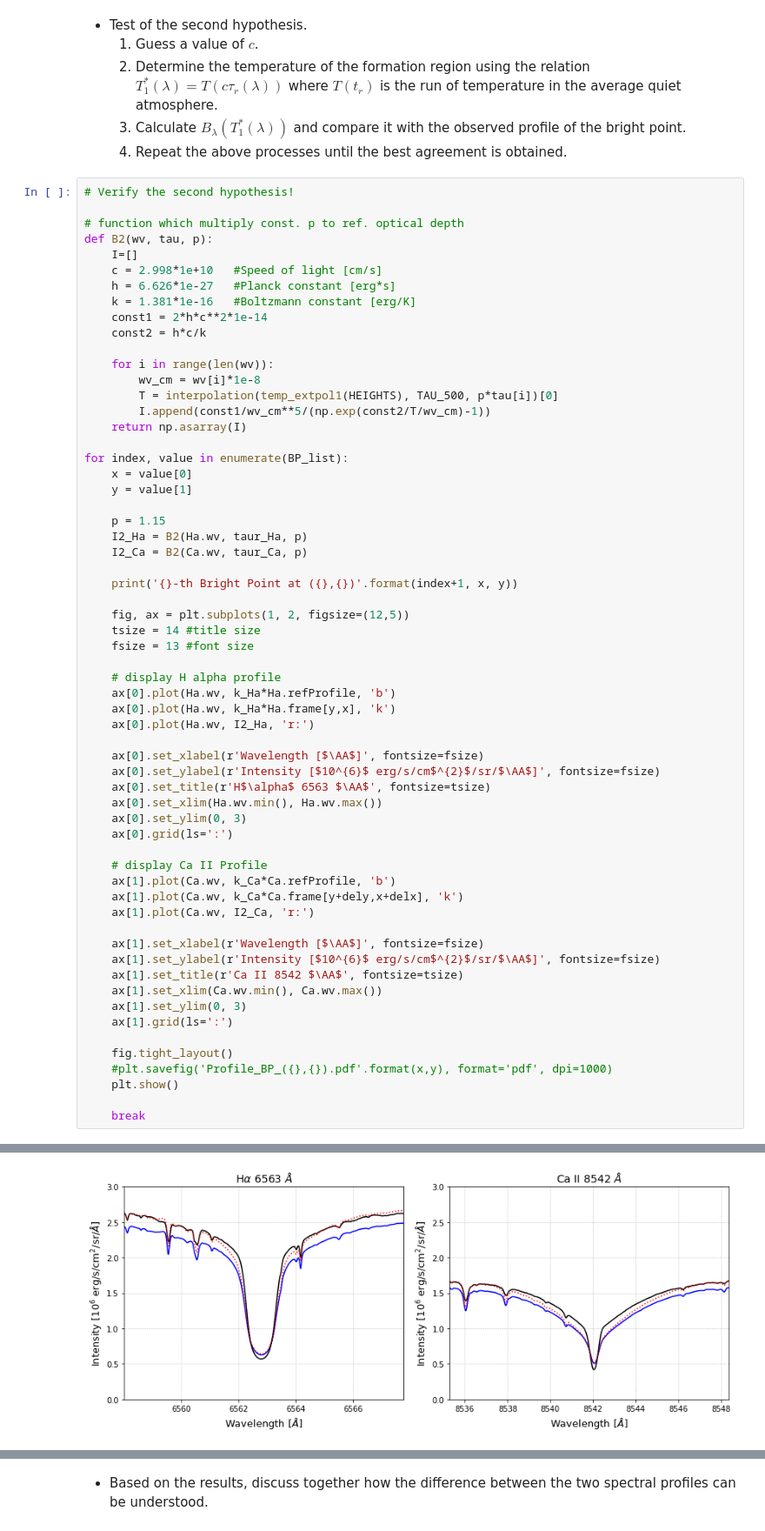
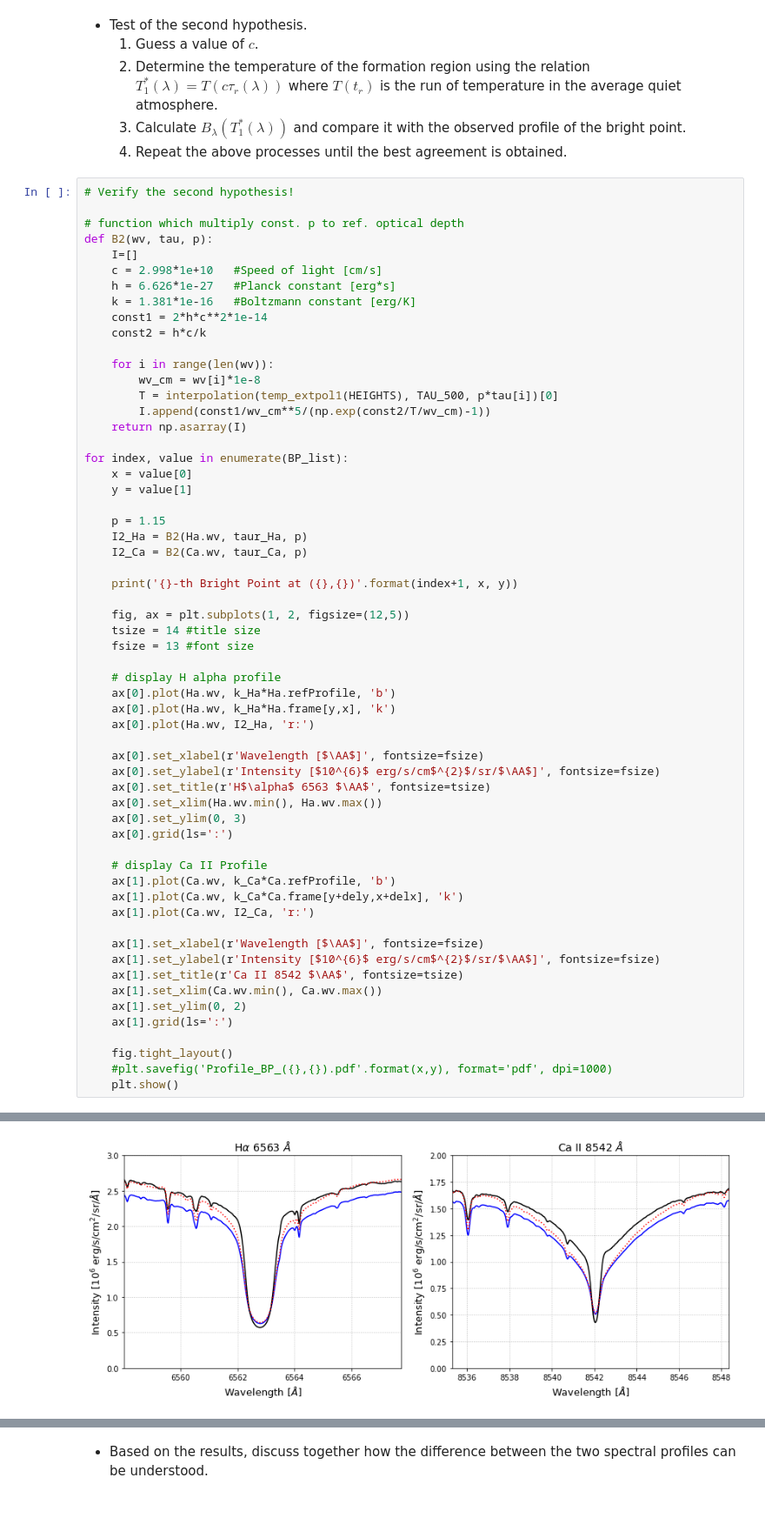
Before and after one commit to guidesk/lab2, a Jupyter notebook: lab_project_2.ipynb, the cells around one changed output, grey strips where cells are left out. Shown at 87% size. Drawn from its saved outputs; the diff is of its cells as text.

```diff
--- a/lab_project_2.ipynb
+++ b/lab_project_2.ipynb
@@ -819,12 +819,10 @@ for index, value in enumerate(BP_list):
     ax[1].set_ylabel(r'Intensity [$10^{6}$ erg/s/cm$^{2}$/sr/$\AA$]', fontsize=fsize)
     ax[1].set_title(r'Ca II 8542 $\AA$', fontsize=tsize)
     ax[1].set_xlim(Ca.wv.min(), Ca.wv.max())
-    ax[1].set_ylim(0, 3)
+    ax[1].set_ylim(0, 2)
     ax[1].grid(ls=':')
 
     fig.tight_layout()
     #plt.savefig('Profile_BP_({},{}).pdf'.format(x,y), format='pdf', dpi=1000)
     plt.show()
-
-    break
 # %% [output]
@@ -832 +830 @@ for index, value in enumerate(BP_list):
-[figure, old version]
+[figure, new version]
```
Also changed, not shown: parts of 2 cells of this notebook.
